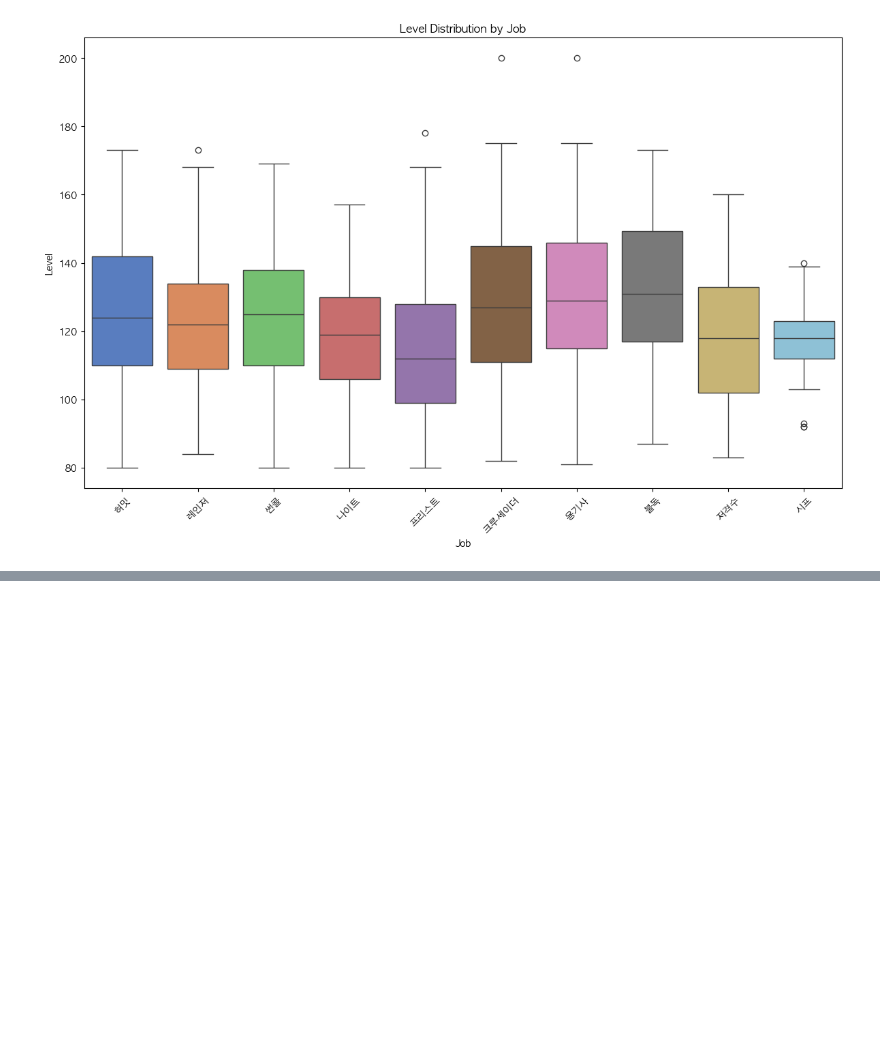
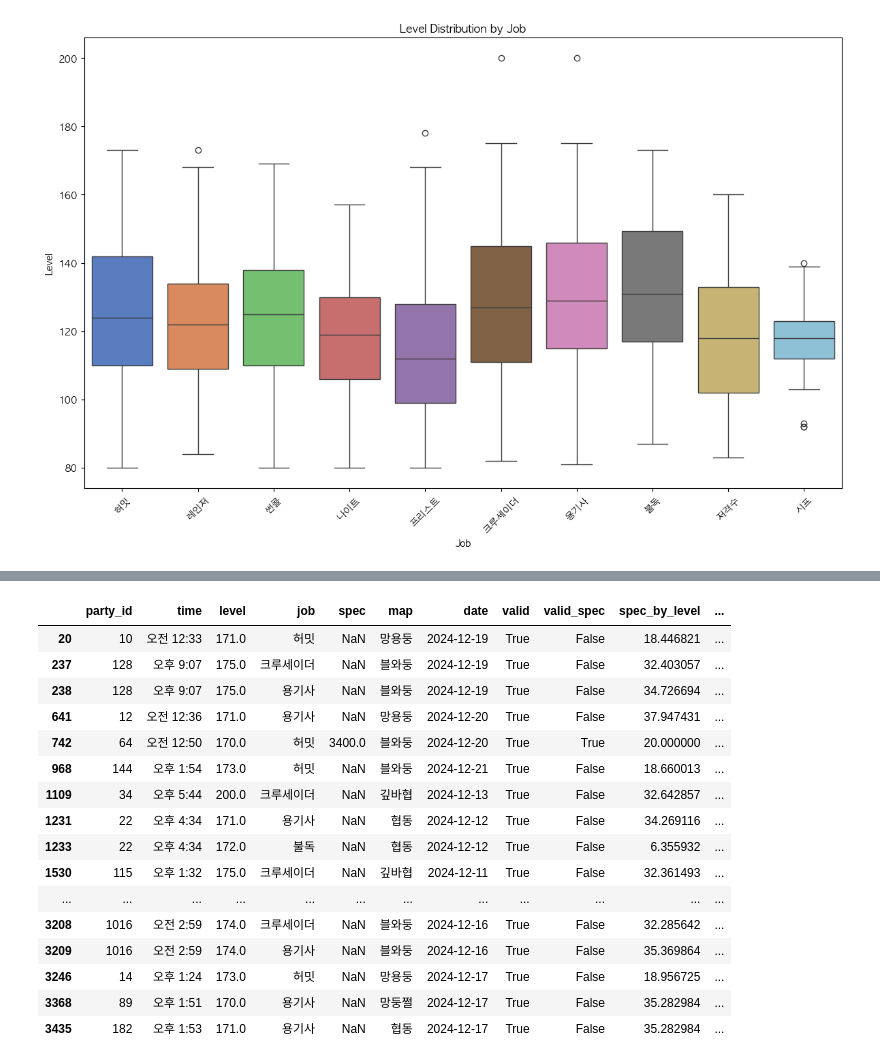
Before and after one commit to jongwonIee/mapleland, a Jupyter notebook: party/job-DK.ipynb, the cells around one changed output, grey strips where cells are left out. Drawn from its saved outputs; the diff is of its cells as text; code cells hidden in the pictures; blank space fills up the shorter version.

```diff
--- a/party/job-DK.ipynb
+++ b/party/job-DK.ipynb
@@ -156,0 +174,21 @@ tsne_visualization(df, jobs=[job])
+# %%
+df_high_level = df[df["level"] >= 170]
+df_high_level
+# %% [output]
+|  | party_id | time | level | job | spec | map | date | valid | valid_spec | spec_by_level | ... |
+| 20 | 10 | 오전 12:33 | 171.0 | 허밋 | NaN | 망용둥 | 2024-12-19 | True | False | 18.446821 | ... |
+| 237 | 128 | 오후 9:07 | 175.0 | 크루세이더 | NaN | 블와둥 | 2024-12-19 | True | False | 32.403057 | ... |
+| 238 | 128 | 오후 9:07 | 175.0 | 용기사 | NaN | 블와둥 | 2024-12-19 | True | False | 34.726694 | ... |
+| 641 | 12 | 오전 12:36 | 171.0 | 용기사 | NaN | 망용둥 | 2024-12-20 | True | False | 37.947431 | ... |
+| 742 | 64 | 오전 12:50 | 170.0 | 허밋 | 3400.0 | 블와둥 | 2024-12-20 | True | True | 20.000000 | ... |
+| 968 | 144 | 오후 1:54 | 173.0 | 허밋 | NaN | 블와둥 | 2024-12-21 | True | False | 18.660013 | ... |
+| 1109 | 34 | 오후 5:44 | 200.0 | 크루세이더 | NaN | 깊바협 | 2024-12-13 | True | False | 32.642857 | ... |
+| 1231 | 22 | 오후 4:34 | 171.0 | 용기사 | NaN | 협동 | 2024-12-12 | True | False | 34.269116 | ... |
+| 1233 | 22 | 오후 4:34 | 172.0 | 불독 | NaN | 협동 | 2024-12-12 | True | False | 6.355932 | ... |
+| 1530 | 115 | 오후 1:32 | 175.0 | 크루세이더 | NaN | 깊바협 | 2024-12-11 | True | False | 32.361493 | ... |
+| ... | ... | ... | ... | ... | ... | ... | ... | ... | ... | ... | ... |
+| 3208 | 1016 | 오전 2:59 | 174.0 | 크루세이더 | NaN | 블와둥 | 2024-12-16 | True | False | 32.285642 | ... |
+| 3209 | 1016 | 오전 2:59 | 174.0 | 용기사 | NaN | 블와둥 | 2024-12-16 | True | False | 35.369864 | ... |
+| 3246 | 14 | 오후 1:24 | 173.0 | 허밋 | NaN | 망용둥 | 2024-12-17 | True | False | 18.956725 | ... |
+| 3368 | 89 | 오후 1:51 | 170.0 | 용기사 | NaN | 망둥쩔 | 2024-12-17 | True | False | 35.282984 | ... |
+| 3435 | 182 | 오후 1:53 | 171.0 | 용기사 | NaN | 협동 | 2024-12-17 | True | False | 35.282984 | ... |
```
Also changed, not shown: parts of 3 cells of this notebook, 18 other files.
